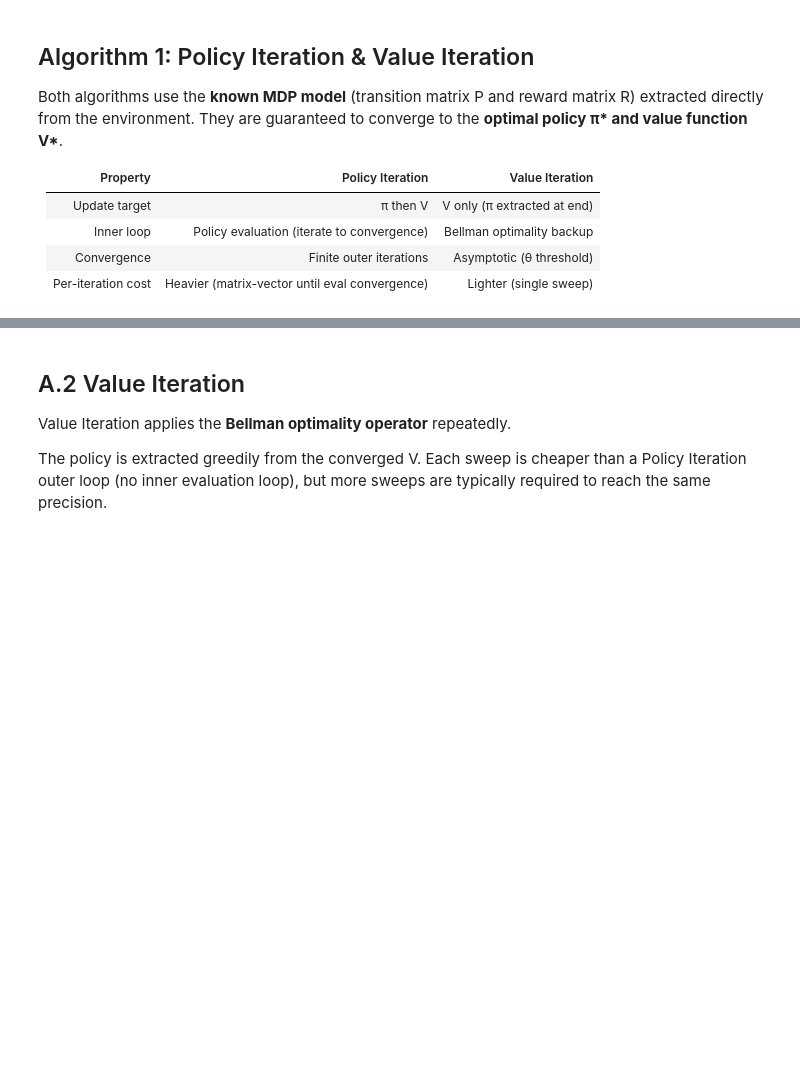
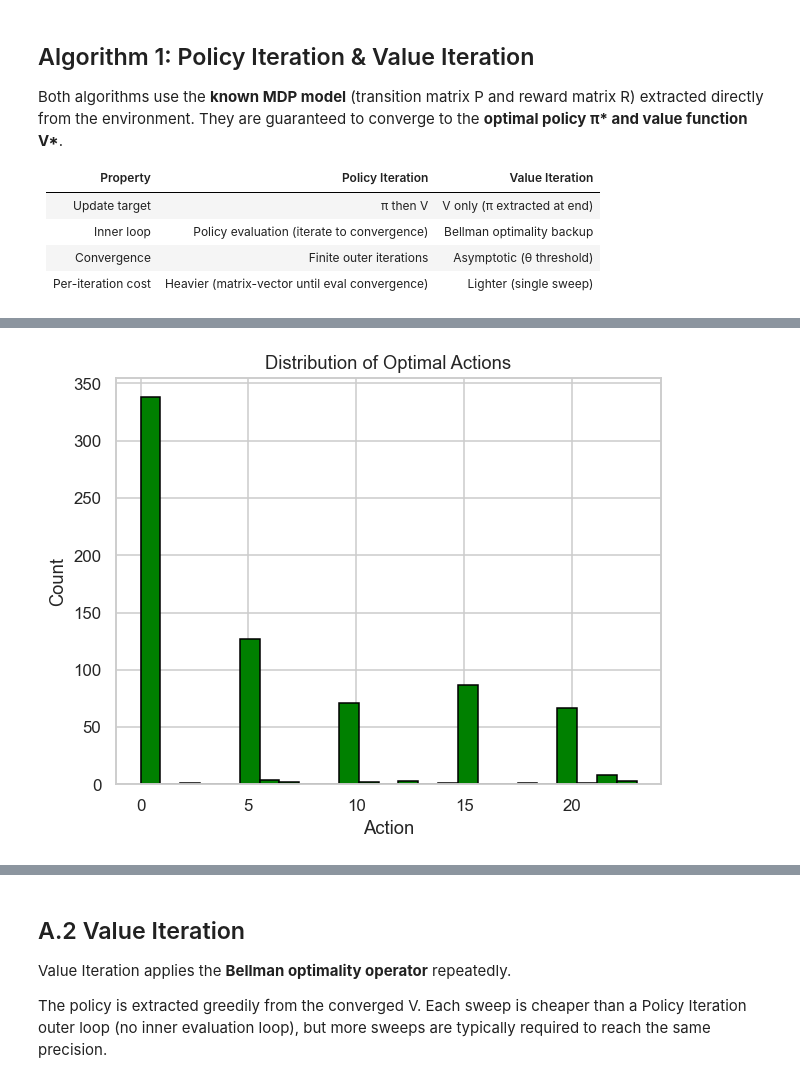
Before and after one commit to calcoafrancisca/RL_GroupAG, a Jupyter notebook: RL Project Code/sepsis_project - Students Version/rl_sepsis_project.ipynb, the cells around one changed output, grey strips where cells are left out. Drawn from its saved outputs; the diff is of its cells as text; code cells hidden in the pictures; blank space fills up the shorter version.

```diff
--- a/RL Project Code/sepsis_project - Students Version/rl_sepsis_project.ipynb
+++ b/RL Project Code/sepsis_project - Students Version/rl_sepsis_project.ipynb
@@ -343,0 +355,9 @@ Running Policy Iteration...
+# %%
+plt.figure()
+plt.hist(policy_pi, bins=25, color='green', edgecolor='black')
+plt.title("Distribution of Optimal Actions")
+plt.xlabel("Action")
+plt.ylabel("Count")
+plt.show()
+# %% [output]
+[figure, added]
```
Also changed, not shown: parts of 15 cells of this notebook, 1 other file.
